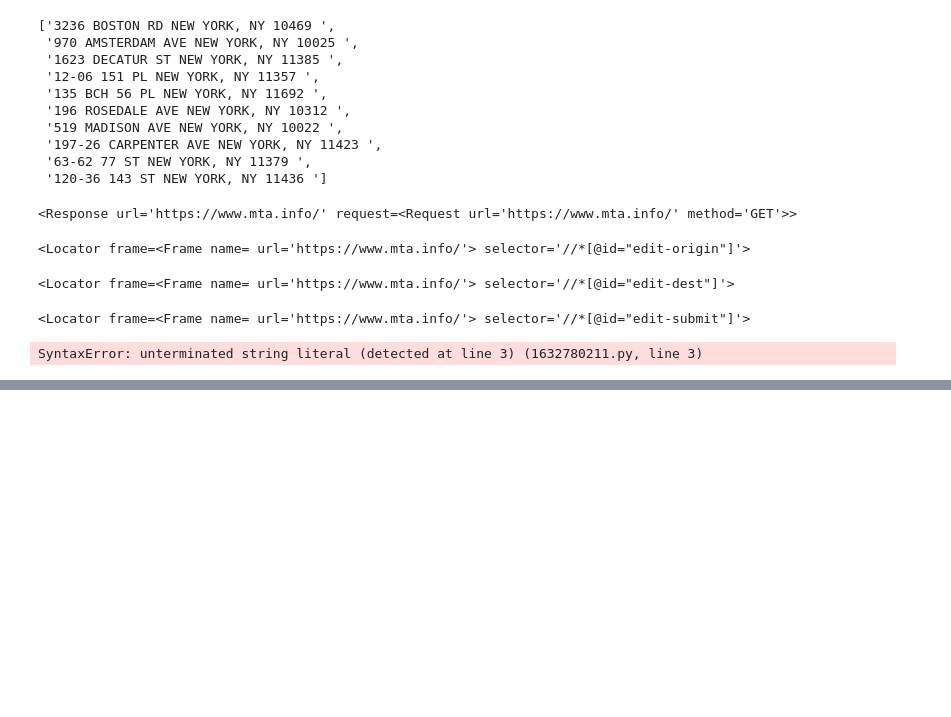
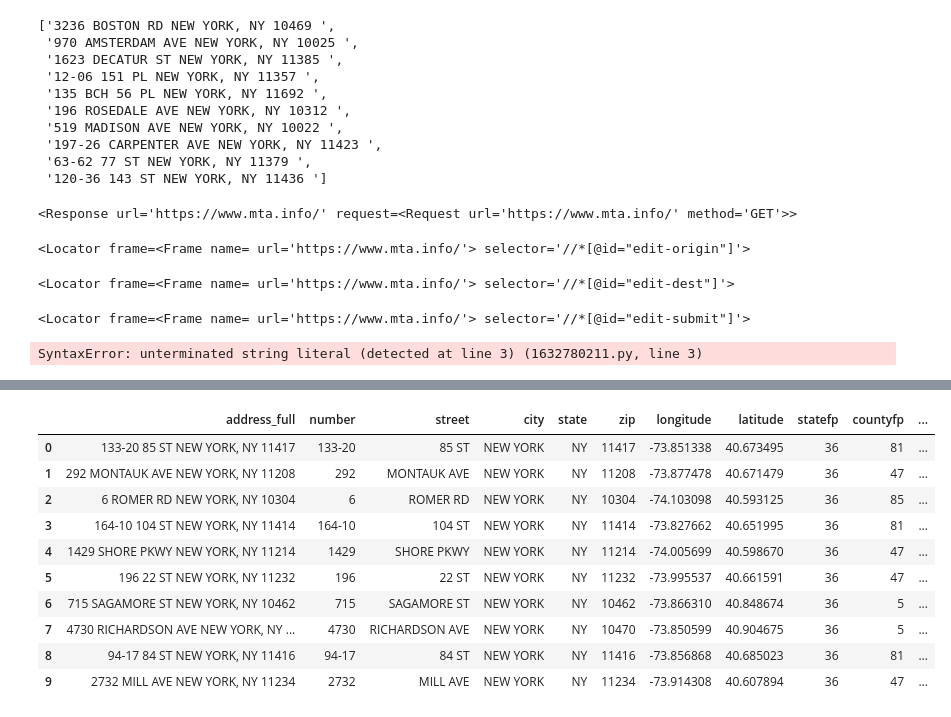
Before and after one commit to ZSlemmons/MTA-elevators, a Jupyter notebook: travel-time/travel-time-analysis.ipynb, the cells around one changed output, grey strips where cells are left out. Cells and saved outputs as stored; diff of their text form; code cells hidden in the pictures; blank space fills up the shorter version.

```diff
--- a/travel-time/travel-time-analysis.ipynb
+++ b/travel-time/travel-time-analysis.ipynb
@@ -219,0 +269,15 @@ data['routes'][0]
+# %%
+A_addresses['coordinates'] = A_addresses["latitude"].astype(str) + ", " + A_addresses["longitude"].astype(str)
+A_addresses
+# %% [output]
+|  | address_full | number | street | city | state | zip | longitude | latitude | statefp | countyfp | ... |
+| 0 | 133-20 85 ST NEW YORK, NY 11417 | 133-20 | 85 ST | NEW YORK | NY | 11417 | -73.851338 | 40.673495 | 36 | 81 | ... |
+| 1 | 292 MONTAUK AVE NEW YORK, NY 11208 | 292 | MONTAUK AVE | NEW YORK | NY | 11208 | -73.877478 | 40.671479 | 36 | 47 | ... |
+| 2 | 6 ROMER RD NEW YORK, NY 10304 | 6 | ROMER RD | NEW YORK | NY | 10304 | -74.103098 | 40.593125 | 36 | 85 | ... |
+| 3 | 164-10 104 ST NEW YORK, NY 11414 | 164-10 | 104 ST | NEW YORK | NY | 11414 | -73.827662 | 40.651995 | 36 | 81 | ... |
+| 4 | 1429 SHORE PKWY NEW YORK, NY 11214 | 1429 | SHORE PKWY | NEW YORK | NY | 11214 | -74.005699 | 40.598670 | 36 | 47 | ... |
+| 5 | 196 22 ST NEW YORK, NY 11232 | 196 | 22 ST | NEW YORK | NY | 11232 | -73.995537 | 40.661591 | 36 | 47 | ... |
+| 6 | 715 SAGAMORE ST NEW YORK, NY 10462 | 715 | SAGAMORE ST | NEW YORK | NY | 10462 | -73.866310 | 40.848674 | 36 | 5 | ... |
+| 7 | 4730 RICHARDSON AVE NEW YORK, NY ... | 4730 | RICHARDSON AVE | NEW YORK | NY | 10470 | -73.850599 | 40.904675 | 36 | 5 | ... |
+| 8 | 94-17 84 ST NEW YORK, NY 11416 | 94-17 | 84 ST | NEW YORK | NY | 11416 | -73.856868 | 40.685023 | 36 | 81 | ... |
+| 9 | 2732 MILL AVE NEW YORK, NY 11234 | 2732 | MILL AVE | NEW YORK | NY | 11234 | -73.914308 | 40.607894 | 36 | 47 | ... |
```
Also changed, not shown: parts of 16 cells of this notebook.
